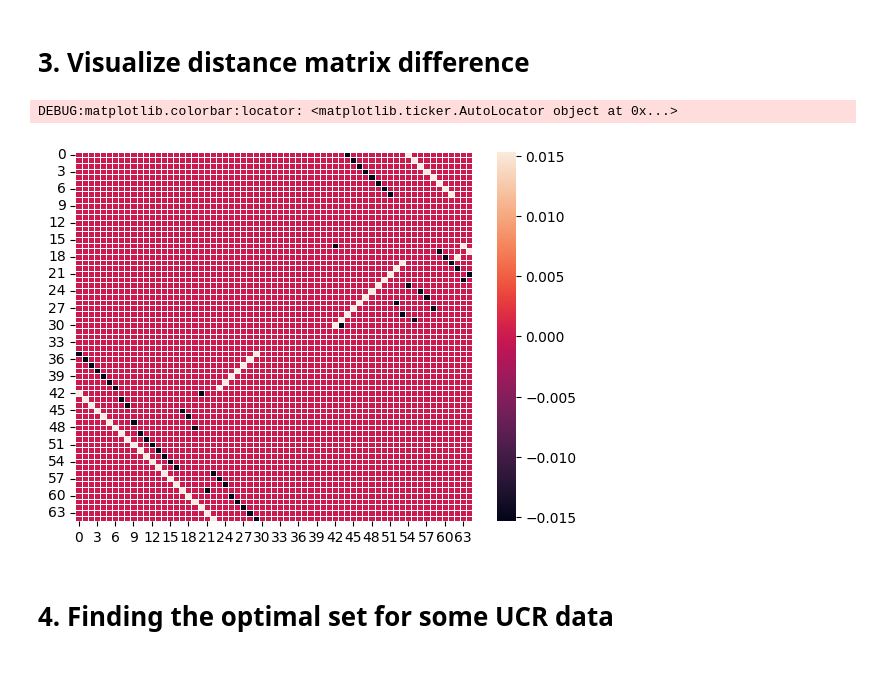
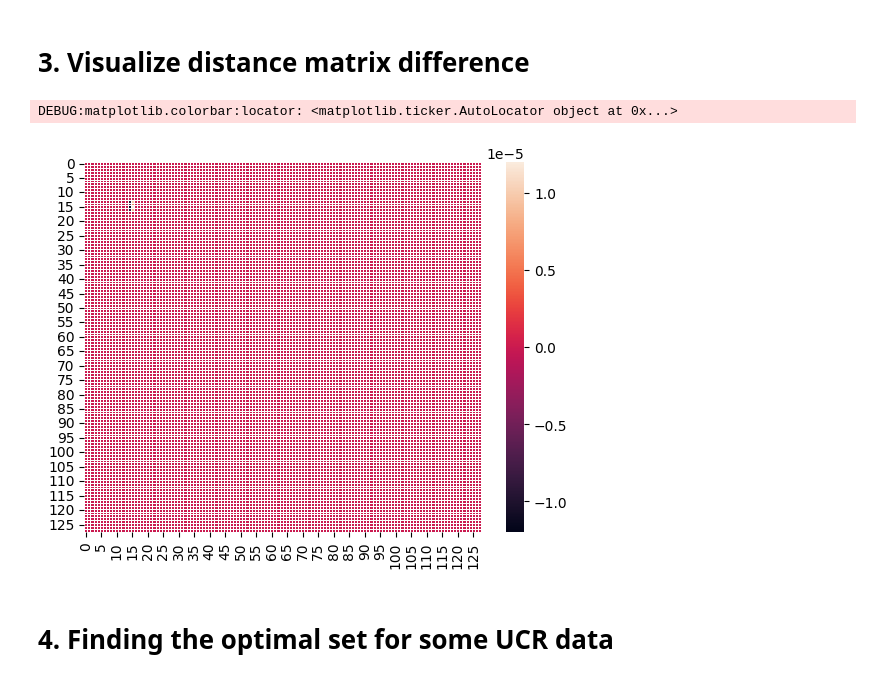
Before and after one commit to hanahhh/WTK-distance, a Jupyter notebook: examples/knn_mask_map_metric_test.ipynb, the cells around one changed output. Drawn from its saved outputs; the diff is of its cells as text; code cells hidden in the pictures.

```diff
--- a/examples/knn_mask_map_metric_test.ipynb
+++ b/examples/knn_mask_map_metric_test.ipynb
@@ -160,0 +208,5 @@ DEBUG:matplotlib.colorbar:locator: <matplotlib.ticker.AutoLocator object at 0x..
+# %%
+start_time = time.time()
+pi_wtk_1, cost_wtk_1 = masking_map_DT(xs, xt,lamb=3,plot=True)
+end_time = time.time()
+end_time - start_time, cost_wtk_1
@@ -166,10 +227,10 @@ def plot_difference(C1, C2):
     C = C1-C2
     sns.heatmap(C, linewidth=0.5)
 # %%
-plot_difference(pi_wtk, pi_kpg_sequence)
+plot_difference(pi_wtk, pi_wtk_1)
 # %% [output]
 DEBUG:matplotlib.colorbar:locator: <matplotlib.ticker.AutoLocator object at 0x...>
-[figure, old version]
+[figure, new version]
 # %% [markdown]
 # 4. Finding the optimal set for some UCR data
 # %% [markdown]
```
Also changed, not shown: parts of 16 cells of this notebook, 6 other files.
